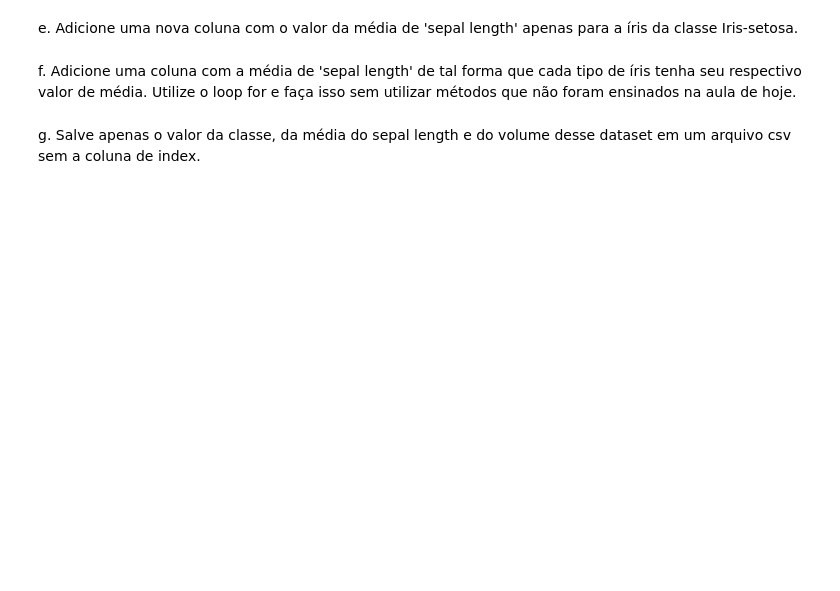
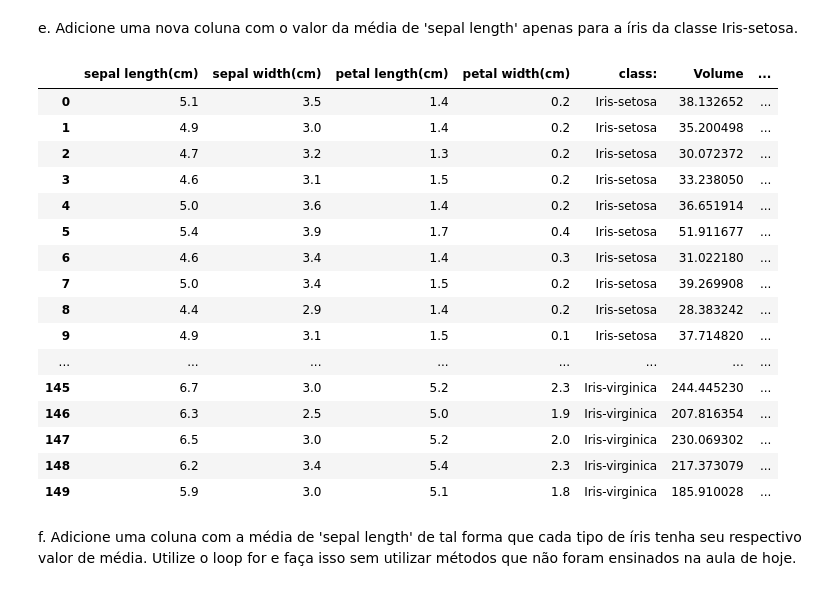
Before and after one commit to philippesotero/Curso_DS_Degree, a Jupyter notebook: Módulo 3 - Pandas/Aula_1_-_Criação_df_loc_iloc.ipynb, the cells around one changed output. Cells and saved outputs as stored; diff of their text form; code cells hidden in the pictures; blank space fills up the shorter version.

```diff
--- a/Módulo 3 - Pandas/Aula_1_-_Criação_df_loc_iloc.ipynb
+++ b/Módulo 3 - Pandas/Aula_1_-_Criação_df_loc_iloc.ipynb
@@ -487,3 +602,8 @@ b. Sabendo que as cinco colunas correspondem, nessa ordem, a:
         - Iris Virginica <br>
 
 Leia novamente o arquivo passando o nome das colunas como argumento.
+# %%
+pd.set_option("max_rows", None)
+pd.set_option('max_columns', None)
+iris = pd.read_csv('https://archive.ics.uci.edu/ml/machine-learning-databases/iris/iris.data', names = ['sepal length(cm)', 'sepal width(cm)', 'petal length(cm)', 'petal width(cm)', 'class:'])
+iris
@@ -490,2 +628,8 @@ Leia novamente o arquivo passando o nome das colunas como argumento.
 # %% [markdown]
 c. Crie uma coluna para o volume sabendo que ele é calculado por (pi x petallength x sepal_length^2)/3
+# %%
+pd.set_option("max_rows", None)
+pd.set_option('max_columns', None)
+a = (np.pi * iris.iloc[:, 2] * (iris.iloc[:, 0] ** 2))/3
+iris['Volume'] = a
+iris
@@ -504,6 +698,37 @@ Exemplo de resposta:
 # %% [markdown]
 e. Adicione uma nova coluna com o valor da média de 'sepal length' apenas para a íris da classe Iris-setosa.
+# %%
+pd.set_option("max_rows", None)
+pd.set_option('max_columns', None)
+iris['Valor da Média'] = ''
+x = 0
+for i in iris.iloc[:, 4]:
+    while i == 'Iris-setosa':
+        iris.iloc[x, 6] = iris[iris['class:'] == 'Iris-setosa'].iloc[:, 0].mean()
+        x += 1
+        break
+#b = iris[iris['class:'] == 'Iris-setosa']
+#for i, r in iris.iterrows():
+    #if r['class:'] == 'Iris-setosa':
+        #iris.loc[i, 'Valor da Média'] = b.iloc[:, 0].mean()
+display(iris)
+# %% [output]
+|  | sepal length(cm) | sepal width(cm) | petal length(cm) | petal width(cm) | class: | Volume | ... |
+| 0 | 5.1 | 3.5 | 1.4 | 0.2 | Iris-setosa | 38.132652 | ... |
+| 1 | 4.9 | 3.0 | 1.4 | 0.2 | Iris-setosa | 35.200498 | ... |
+| 2 | 4.7 | 3.2 | 1.3 | 0.2 | Iris-setosa | 30.072372 | ... |
+| 3 | 4.6 | 3.1 | 1.5 | 0.2 | Iris-setosa | 33.238050 | ... |
+| 4 | 5.0 | 3.6 | 1.4 | 0.2 | Iris-setosa | 36.651914 | ... |
+| 5 | 5.4 | 3.9 | 1.7 | 0.4 | Iris-setosa | 51.911677 | ... |
+| 6 | 4.6 | 3.4 | 1.4 | 0.3 | Iris-setosa | 31.022180 | ... |
+| 7 | 5.0 | 3.4 | 1.5 | 0.2 | Iris-setosa | 39.269908 | ... |
+| 8 | 4.4 | 2.9 | 1.4 | 0.2 | Iris-setosa | 28.383242 | ... |
+| 9 | 4.9 | 3.1 | 1.5 | 0.1 | Iris-setosa | 37.714820 | ... |
+| ... | ... | ... | ... | ... | ... | ... | ... |
+| 145 | 6.7 | 3.0 | 5.2 | 2.3 | Iris-virginica | 244.445230 | ... |
+| 146 | 6.3 | 2.5 | 5.0 | 1.9 | Iris-virginica | 207.816354 | ... |
+| 147 | 6.5 | 3.0 | 5.2 | 2.0 | Iris-virginica | 230.069302 | ... |
+| 148 | 6.2 | 3.4 | 5.4 | 2.3 | Iris-virginica | 217.373079 | ... |
+| 149 | 5.9 | 3.0 | 5.1 | 1.8 | Iris-virginica | 185.910028 | ... |
 # %% [markdown]
 f. Adicione uma coluna com a média de 'sepal length' de tal forma que cada tipo de íris tenha seu respectivo valor de média. Utilize o loop for e faça isso sem utilizar métodos que não foram ensinados na aula de hoje.
-# %% [markdown]
-g. Salve apenas o valor da classe, da média do sepal length e do volume desse dataset em um arquivo csv sem a coluna de index.
```
Also changed, not shown: parts of 81 cells of this notebook, 1 other file.
